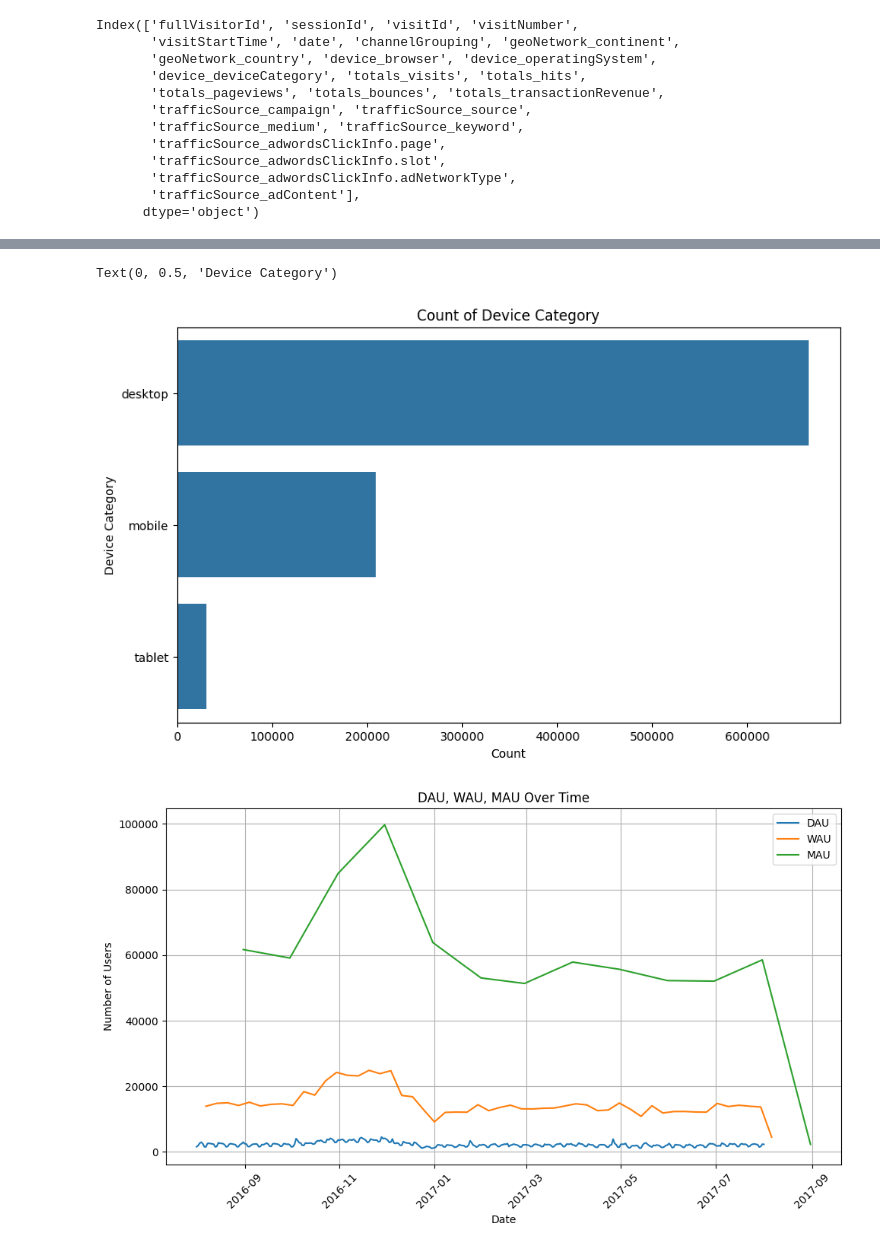
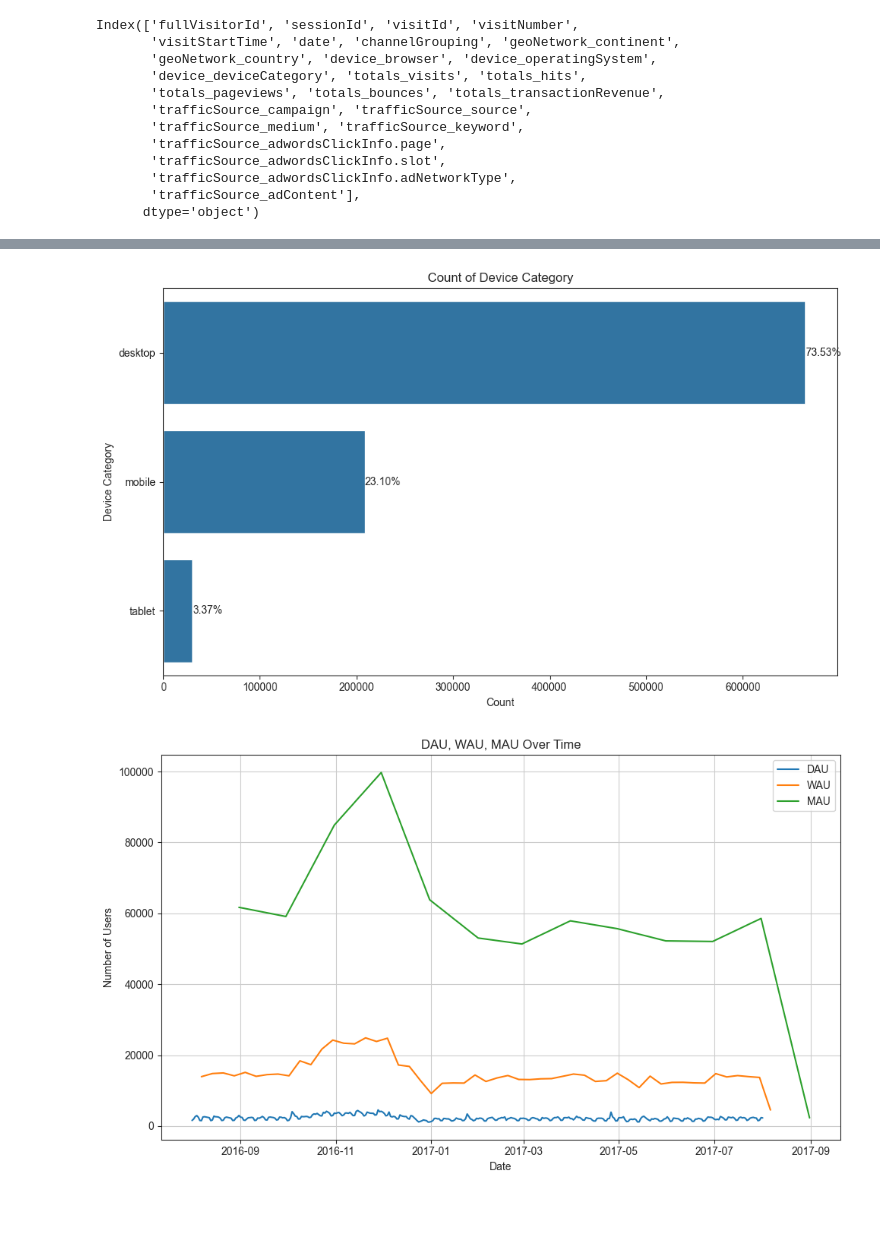
Before and after one commit to DIB-PP/-, a Jupyter notebook: data_Check.ipynb, the cells around one changed output, grey strips where cells are left out. Drawn from its saved outputs; the diff is of its cells as text; code cells hidden in the pictures; blank space fills up the shorter version.

```diff
--- a/data_Check.ipynb
+++ b/data_Check.ipynb
@@ -516,40 +538,46 @@ channel_counts = train_1['device_deviceCategory'].value_counts()
 channel_counts_sorted = channel_counts.sort_values(ascending=False).head(10)
 
 # 정렬된 데이터를 기반으로 바 그래프 생성
-plt.figure(figsize=(10, 6))
-sns.countplot(data=train_1, y='device_deviceCategory', order=channel_counts_sorted.index)
+plt.figure(figsize=(10, 6), facecolor='none')
+ax_4 = sns.countplot(data=train_1, y='device_deviceCategory', order=channel_counts_sorted.index)
+ax.patch.set_facecolor('none')
 plt.title('Count of Device Category')
 plt.xlabel('Count')
 plt.ylabel('Device Category')
+
+# 각 카테고리에 대한 비율 표시
+total = len(train_1['channelGrouping'])
+for i, v in enumerate(channel_counts_sorted):
+    ax_4.text(v + 3, i, f'{v / total:.2%}', va='center')
+
+plt.tight_layout()
+plt.show()
 # %% [output]
-Text(0, 0.5, 'Device Category')
-[figure, old version]
+[figure, new version]
 # %%
 # 일(day), 주(week), 월(month) 그룹별로 고유한 방문자 수 계산
 dau = train_1.groupby(train_1['date'])['fullVisitorId'].nunique()
 wau = train_1.groupby(train_1['date'].dt.to_period('W'))['fullVisitorId'].nunique()
 mau = train_1.groupby(train_1['date'].dt.to_period('M'))['fullVisitorId'].nunique()
 
 # 그래프 그리기
-plt.figure(figsize=(10, 6))
+plt.figure(figsize=(10, 6), facecolor='none')
 
 # DAU 그래프
 plt.plot(dau, label='DAU')
 
 # WAU 그래프
 plt.plot(wau, label='WAU')
 
 # MAU 그래프
 plt.plot(mau, label='MAU')
 
 plt.title('DAU, WAU, MAU Over Time')
 plt.xlabel('Date')
 plt.ylabel('Number of Users')
 plt.legend()
 plt.grid(True)
-plt.xticks(rotation=45)
-
 plt.tight_layout()
 plt.show()
 # %% [output]
-[figure, old version]
+[figure, new version]
```
Also changed, not shown: parts of 3 cells of this notebook.
